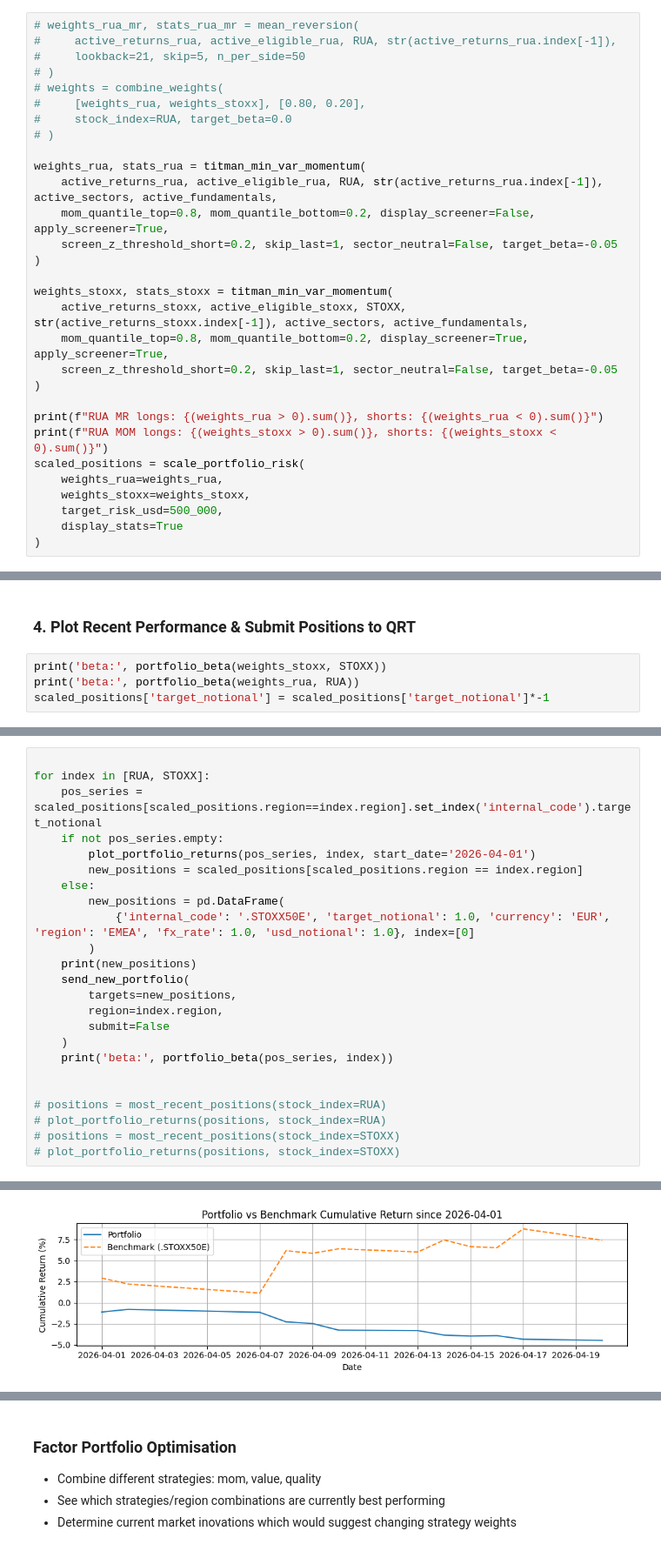
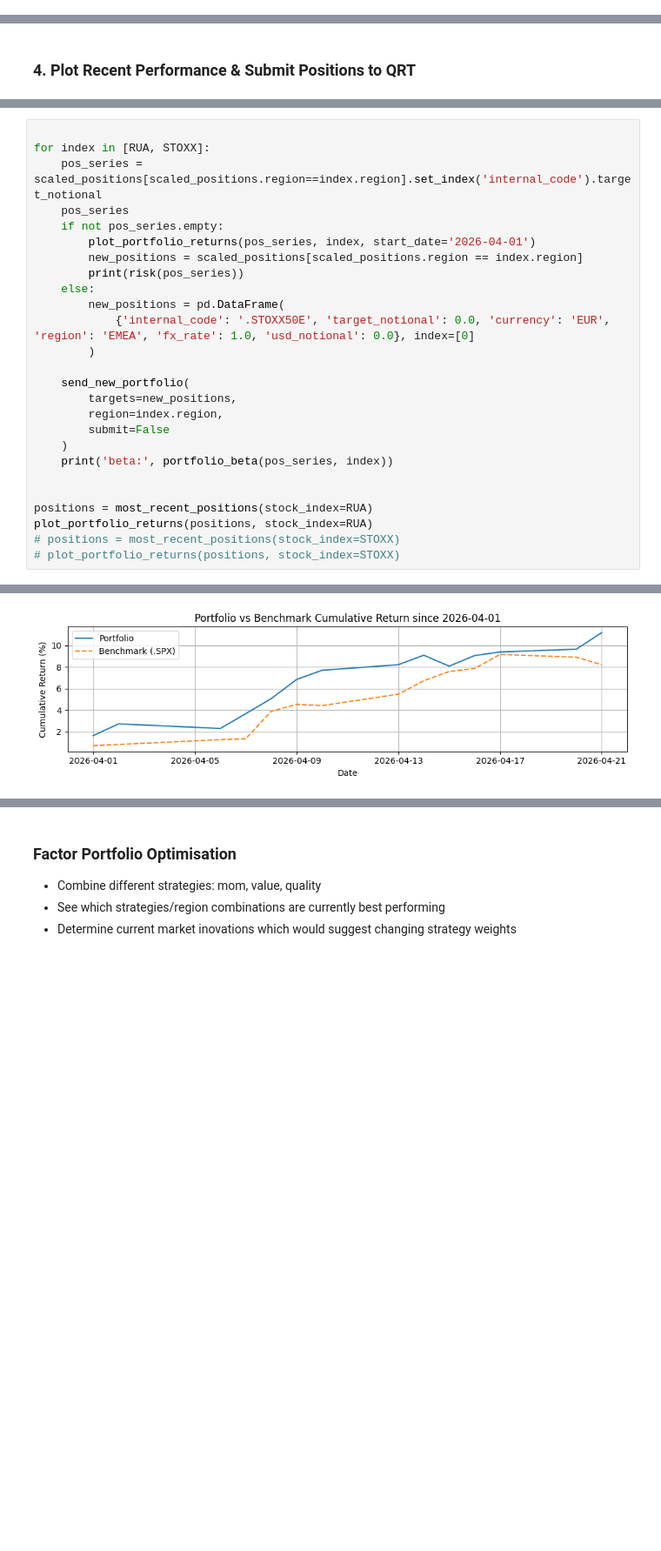
Before and after one commit to DKsavasan/SIF_QRT, a Jupyter notebook: notebooks/testing.ipynb, the cells around one changed output, grey strips where cells are left out. Shown at 87% size. Cells and saved outputs as stored; diff of their text form; blank space fills up the shorter version.

```diff
--- a/notebooks/testing.ipynb
+++ b/notebooks/testing.ipynb
@@ -311,33 +311,4 @@ NameError: name 'hist_returns_rua' is not defined
 # %% [markdown]
 ### 3. Combine RUA & Stoxx porfolios, and scale risk to 500k USD
 # %%
-# weights_rua_mr, stats_rua_mr = mean_reversion(
-#     active_returns_rua, active_eligible_rua, RUA, str(active_returns_rua.index[-1]),
-#     lookback=21, skip=5, n_per_side=50
-# )
-# weights = combine_weights(
-#     [weights_rua, weights_stoxx], [0.80, 0.20],
-#     stock_index=RUA, target_beta=0.0
-# )
-
-weights_rua, stats_rua = titman_min_var_momentum(
-    active_returns_rua, active_eligible_rua, RUA, str(active_returns_rua.index[-1]), active_sectors, active_fundamentals,
-    mom_quantile_top=0.8, mom_quantile_bottom=0.2, display_screener=False, apply_screener=True,
-    screen_z_threshold_short=0.2, skip_last=1, sector_neutral=False, target_beta=-0.05
-)
-
-weights_stoxx, stats_stoxx = titman_min_var_momentum(
-    active_returns_stoxx, active_eligible_stoxx, STOXX, str(active_returns_stoxx.index[-1]), active_sectors, active_fundamentals,
-    mom_quantile_top=0.8, mom_quantile_bottom=0.2, display_screener=True, apply_screener=True,
-    screen_z_threshold_short=0.2, skip_last=1, sector_neutral=False, target_beta=-0.05
-)
-
-print(f"RUA MR longs: {(weights_rua > 0).sum()}, shorts: {(weights_rua < 0).sum()}")
-print(f"RUA MOM longs: {(weights_stoxx > 0).sum()}, shorts: {(weights_stoxx < 0).sum()}")
-scaled_positions = scale_portfolio_risk(
-    weights_rua=weights_rua,
-    weights_stoxx=weights_stoxx,
-    target_risk_usd=500_000,
-    display_stats=True
-)
 # %% [output]
@@ -368,7 +319,3 @@ EMEA Risk                246,348
 dtype: object
 # %% [markdown]
 ### 4. Plot Recent Performance & Submit Positions to QRT
-# %%
-print('beta:', portfolio_beta(weights_stoxx, STOXX))
-print('beta:', portfolio_beta(weights_rua, RUA))
-scaled_positions['target_notional'] = scaled_positions['target_notional']*-1
@@ -379,14 +323,16 @@ beta: 0.4383782847319092
 
 for index in [RUA, STOXX]:
     pos_series = scaled_positions[scaled_positions.region==index.region].set_index('internal_code').target_notional
+    pos_series
     if not pos_series.empty:
         plot_portfolio_returns(pos_series, index, start_date='2026-04-01')
         new_positions = scaled_positions[scaled_positions.region == index.region]
+        print(risk(pos_series))
     else:
         new_positions = pd.DataFrame(
-            {'internal_code': '.STOXX50E', 'target_notional': 1.0, 'currency': 'EUR', 'region': 'EMEA', 'fx_rate': 1.0, 'usd_notional': 1.0}, index=[0]
+            {'internal_code': '.STOXX50E', 'target_notional': 0.0, 'currency': 'EUR', 'region': 'EMEA', 'fx_rate': 1.0, 'usd_notional': 0.0}, index=[0]
         )
-    print(new_positions)
+
     send_new_portfolio(
         targets=new_positions,
         region=index.region,
@@ -395,8 +341,8 @@ for index in [RUA, STOXX]:
     print('beta:', portfolio_beta(pos_series, index))
 
 
-# positions = most_recent_positions(stock_index=RUA)
-# plot_portfolio_returns(positions, stock_index=RUA)
+positions = most_recent_positions(stock_index=RUA)
+plot_portfolio_returns(positions, stock_index=RUA)
 # positions = most_recent_positions(stock_index=STOXX)
 # plot_portfolio_returns(positions, stock_index=STOXX)
 # %% [output]
@@ -420 +355 @@ beta: -0.438378290797671
-[figure, old version]
+[figure, new version]
```
Also changed, not shown: parts of 5 cells of this notebook, 4 other files.
